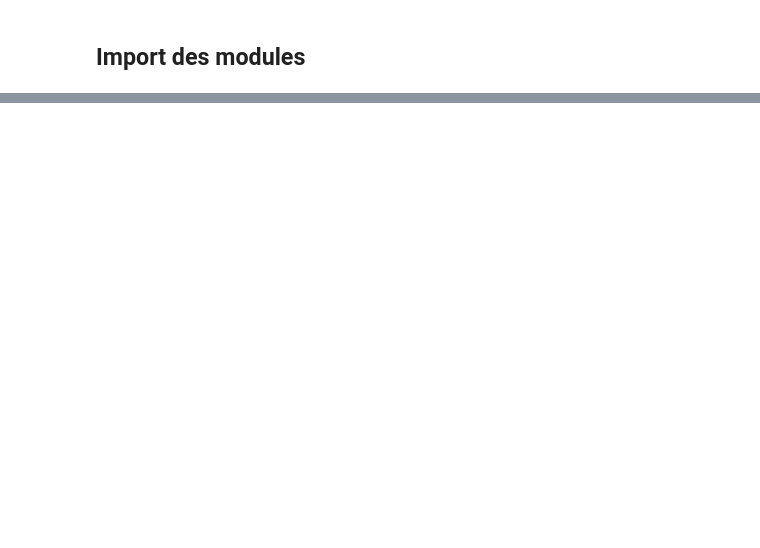
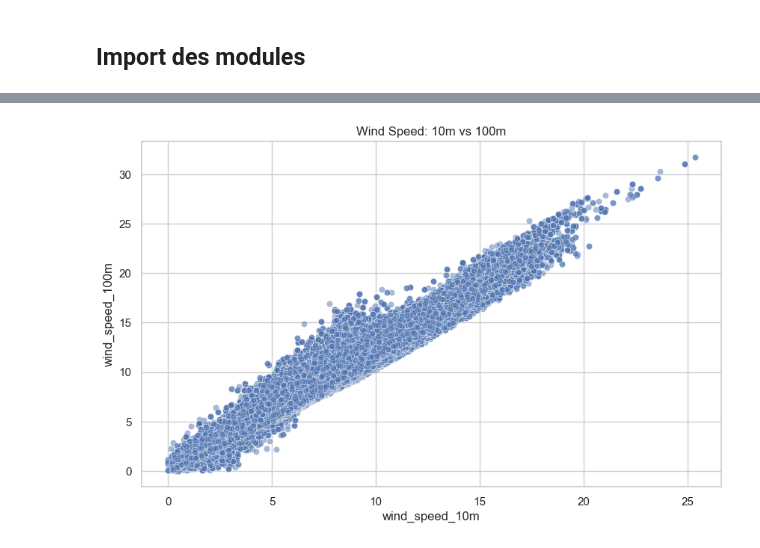
Before and after one commit to zzac/Wind-Power-Production-Forecast, a Jupyter notebook: notebooks/analysis_dataset_3.ipynb, the cells around one changed output, grey strips where cells are left out. Cells and saved outputs as stored; diff of their text form; code cells hidden in the pictures; blank space fills up the shorter version.

```diff
--- a/notebooks/analysis_dataset_3.ipynb
+++ b/notebooks/analysis_dataset_3.ipynb
@@ -31,0 +57,7 @@ None
+# %%
+plt.figure(figsize=(10, 6))
+sns.scatterplot(data=df_3, x='wind_speed_10m', y='wind_speed_100m', alpha=0.5)
+plt.title('Wind Speed: 10m vs 100m')
+plt.show()
+# %% [output]
+[figure, added]
```
Also changed, not shown: parts of 15 cells of this notebook, 1 other file.
